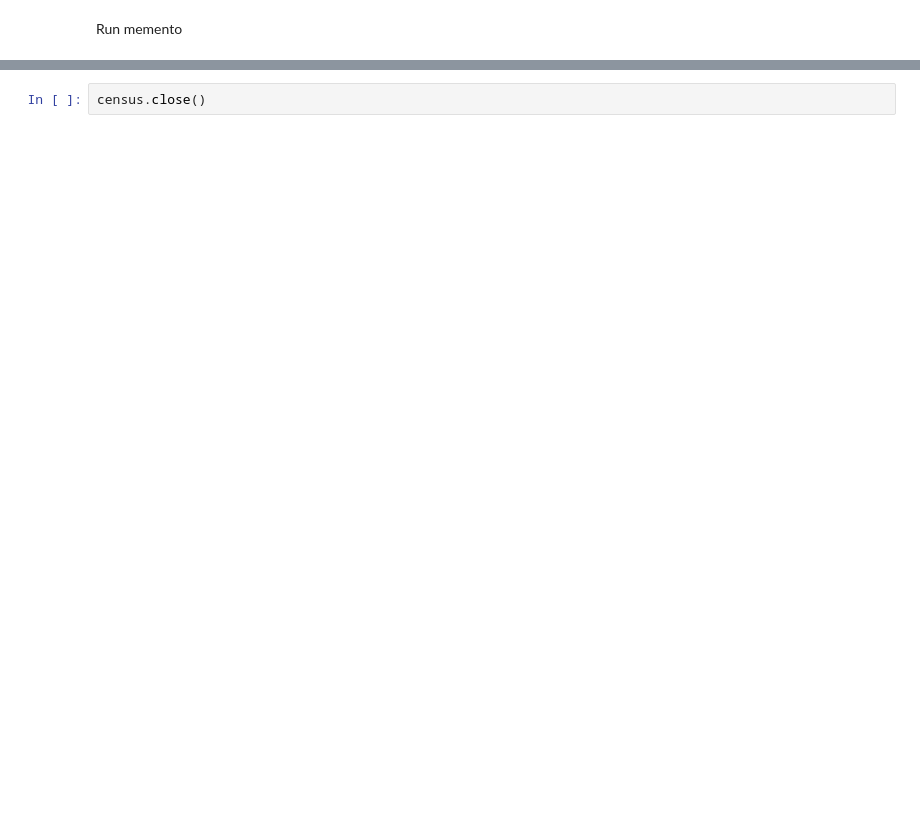
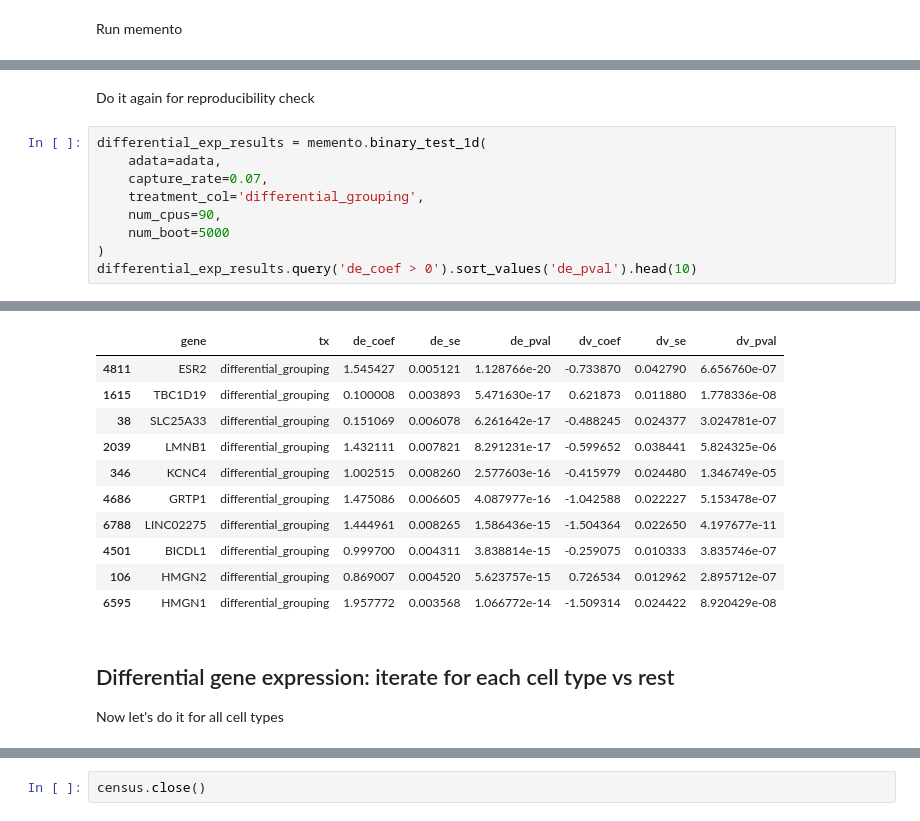
Before and after one commit to eddelbuettel/cellxgene-census, a Jupyter notebook: api/python/notebooks/analysis_demo/comp_bio_differential_gene_expression_large.ipynb, the cells around one changed output, grey strips where cells are left out. Cells and saved outputs as stored; diff of their text form; blank space fills up the shorter version.

```diff
--- a/api/python/notebooks/analysis_demo/comp_bio_differential_gene_expression_large.ipynb
+++ b/api/python/notebooks/analysis_demo/comp_bio_differential_gene_expression_large.ipynb
@@ -106,0 +135,12 @@ differential_exp_results.query('de_coef > 0').sort_values('de_pval').head(10)
+# %% [markdown]
+Do it again for reproducibility check
+# %%
+differential_exp_results = memento.binary_test_1d(
+    adata=adata,
+    capture_rate=0.07,
+    treatment_col='differential_grouping',
+    num_cpus=90,
+    num_boot=5000
+)
+differential_exp_results.query('de_coef > 0').sort_values('de_pval').head(10)
+# %% [output]
@@ -106,0 +159,15 @@ differential_exp_results.query('de_coef > 0').sort_values('de_pval').head(10)
+|  | gene | tx | de_coef | de_se | de_pval | dv_coef | dv_se | dv_pval |
+| 4811 | ESR2 | differential_grouping | 1.545427 | 0.005121 | 1.128766e-20 | -0.733870 | 0.042790 | 6.656760e-07 |
+| 1615 | TBC1D19 | differential_grouping | 0.100008 | 0.003893 | 5.471630e-17 | 0.621873 | 0.011880 | 1.778336e-08 |
+| 38 | SLC25A33 | differential_grouping | 0.151069 | 0.006078 | 6.261642e-17 | -0.488245 | 0.024377 | 3.024781e-07 |
+| 2039 | LMNB1 | differential_grouping | 1.432111 | 0.007821 | 8.291231e-17 | -0.599652 | 0.038441 | 5.824325e-06 |
+| 346 | KCNC4 | differential_grouping | 1.002515 | 0.008260 | 2.577603e-16 | -0.415979 | 0.024480 | 1.346749e-05 |
+| 4686 | GRTP1 | differential_grouping | 1.475086 | 0.006605 | 4.087977e-16 | -1.042588 | 0.022227 | 5.153478e-07 |
+| 6788 | LINC02275 | differential_grouping | 1.444961 | 0.008265 | 1.586436e-15 | -1.504364 | 0.022650 | 4.197677e-11 |
+| 4501 | BICDL1 | differential_grouping | 0.999700 | 0.004311 | 3.838814e-15 | -0.259075 | 0.010333 | 3.835746e-07 |
+| 106 | HMGN2 | differential_grouping | 0.869007 | 0.004520 | 5.623757e-15 | 0.726534 | 0.012962 | 2.895712e-07 |
+| 6595 | HMGN1 | differential_grouping | 1.957772 | 0.003568 | 1.066772e-14 | -1.509314 | 0.024422 | 8.920429e-08 |
+# %% [markdown]
+## Differential gene expression: iterate for each cell type vs rest
+
+Now let's do it for all cell types
```
Also changed, not shown: parts of 34 cells of this notebook, 1 other file.
